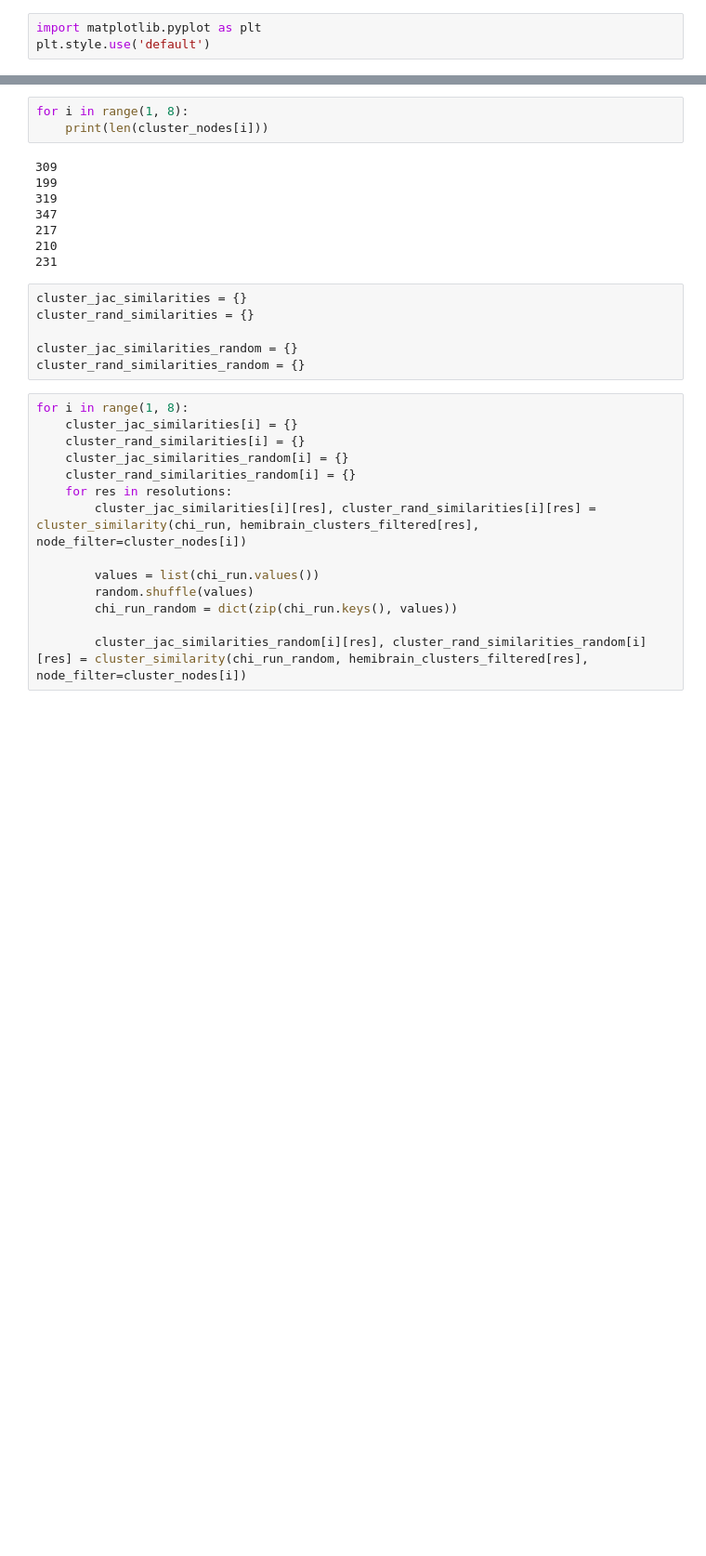
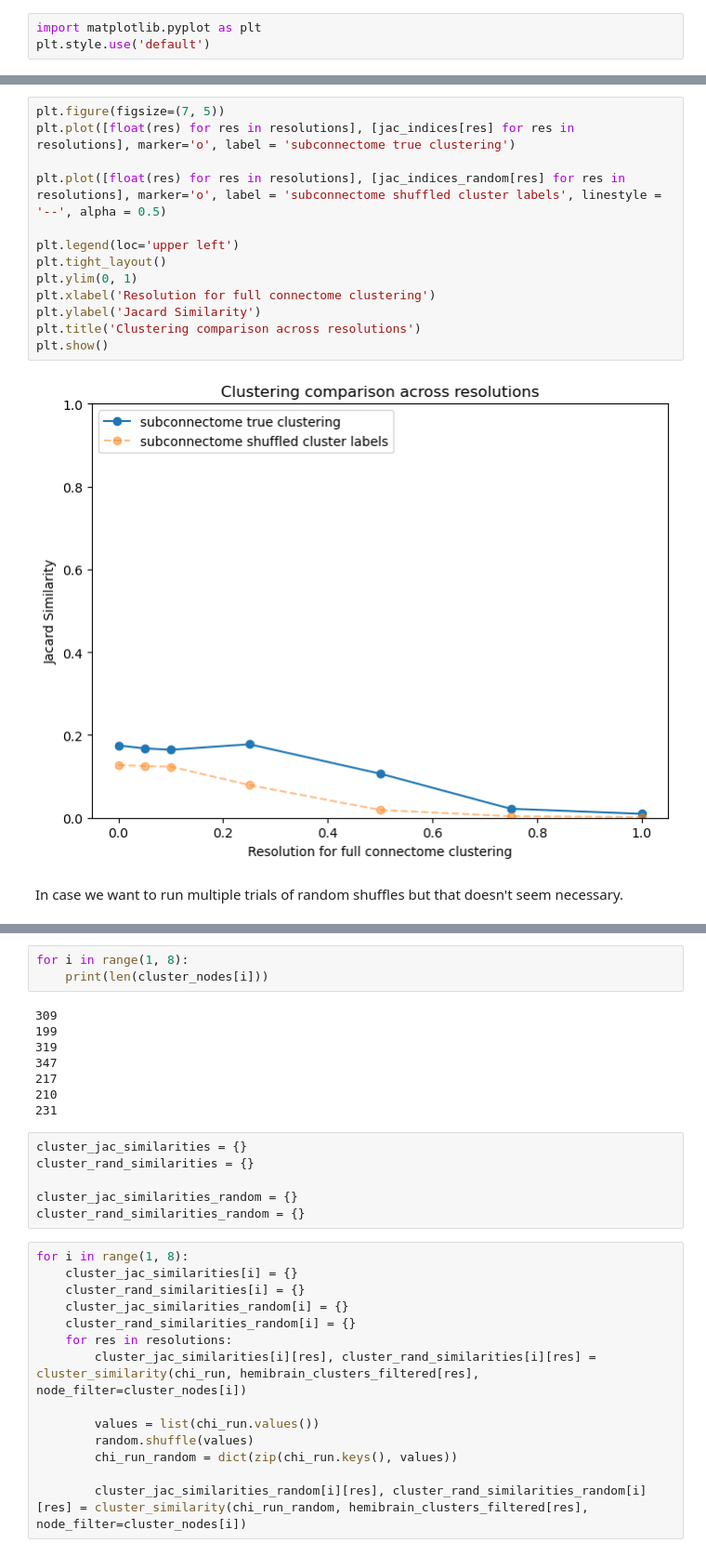
Before and after one commit to Gutierrez-lab/oviIN-analyses-gabrielle, a Jupyter notebook: jaccard_analysis.ipynb, the cells around one changed output, grey strips where cells are left out. Shown at 93% size. Cells and saved outputs as stored; diff of their text form; blank space fills up the shorter version.

```diff
--- a/jaccard_analysis.ipynb
+++ b/jaccard_analysis.ipynb
@@ -271,0 +187,17 @@ plt.style.use('default')
+# %%
+plt.figure(figsize=(7, 5))
+plt.plot([float(res) for res in resolutions], [jac_indices[res] for res in resolutions], marker='o', label = 'subconnectome true clustering')
+
+plt.plot([float(res) for res in resolutions], [jac_indices_random[res] for res in resolutions], marker='o', label = 'subconnectome shuffled cluster labels', linestyle = '--', alpha = 0.5)
+
+plt.legend(loc='upper left')
+plt.tight_layout()
+plt.ylim(0, 1)
+plt.xlabel('Resolution for full connectome clustering')
+plt.ylabel('Jacard Similarity')
+plt.title('Clustering comparison across resolutions')
+plt.show()
+# %% [output]
+[figure, added]
+# %% [markdown]
+In case we want to run multiple trials of random shuffles but that doesn't seem necessary.
```
Also changed, not shown: parts of 25 cells of this notebook.
